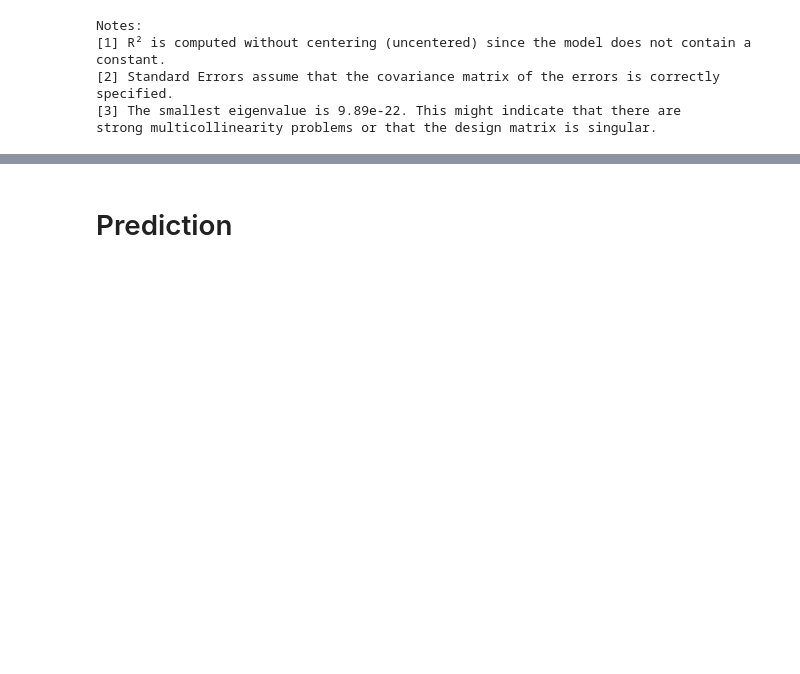
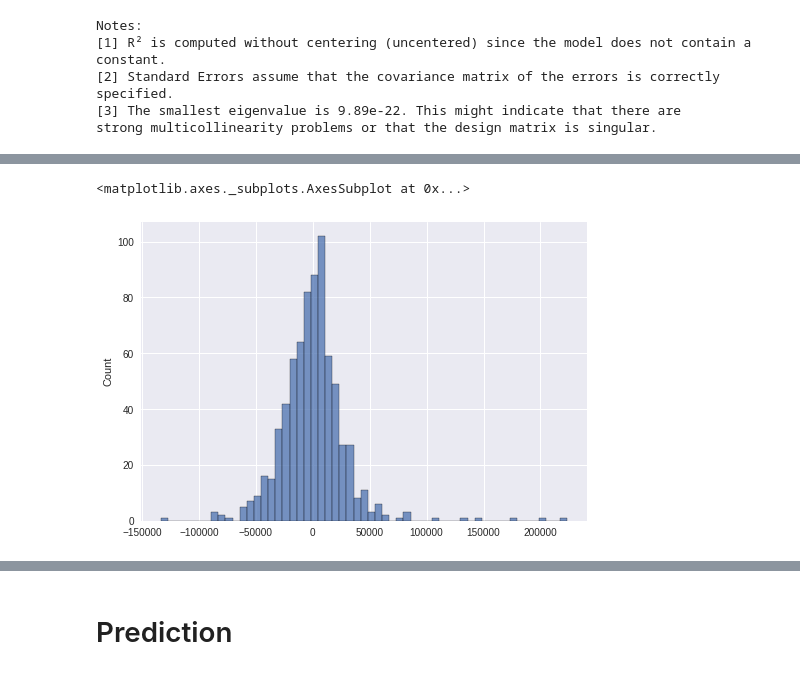
Before and after one commit to havaledar/House-prices-kaggle-6100, a Jupyter notebook: House_prices_categorical dummied.ipynb, the cells around one changed output, grey strips where cells are left out. Saved outputs shown, nothing was run; the diff lists cells and outputs as text; code cells hidden in the pictures; blank space fills up the shorter version.

Commit message:
Residuals added

```diff
--- a/House_prices_categorical dummied.ipynb
+++ b/House_prices_categorical dummied.ipynb
@@ -352,2 +355,7 @@ strong multicollinearity problems or that the design matrix is singular.
+# %%
+sns.histplot(regr_best.resid)
+# %% [output]
+<matplotlib.axes._subplots.AxesSubplot at 0x...>
+[figure, added]
 # %%
 fig = plt.figure(figsize=(12,8))
```
Also changed, not shown: parts of 2 cells of this notebook.
